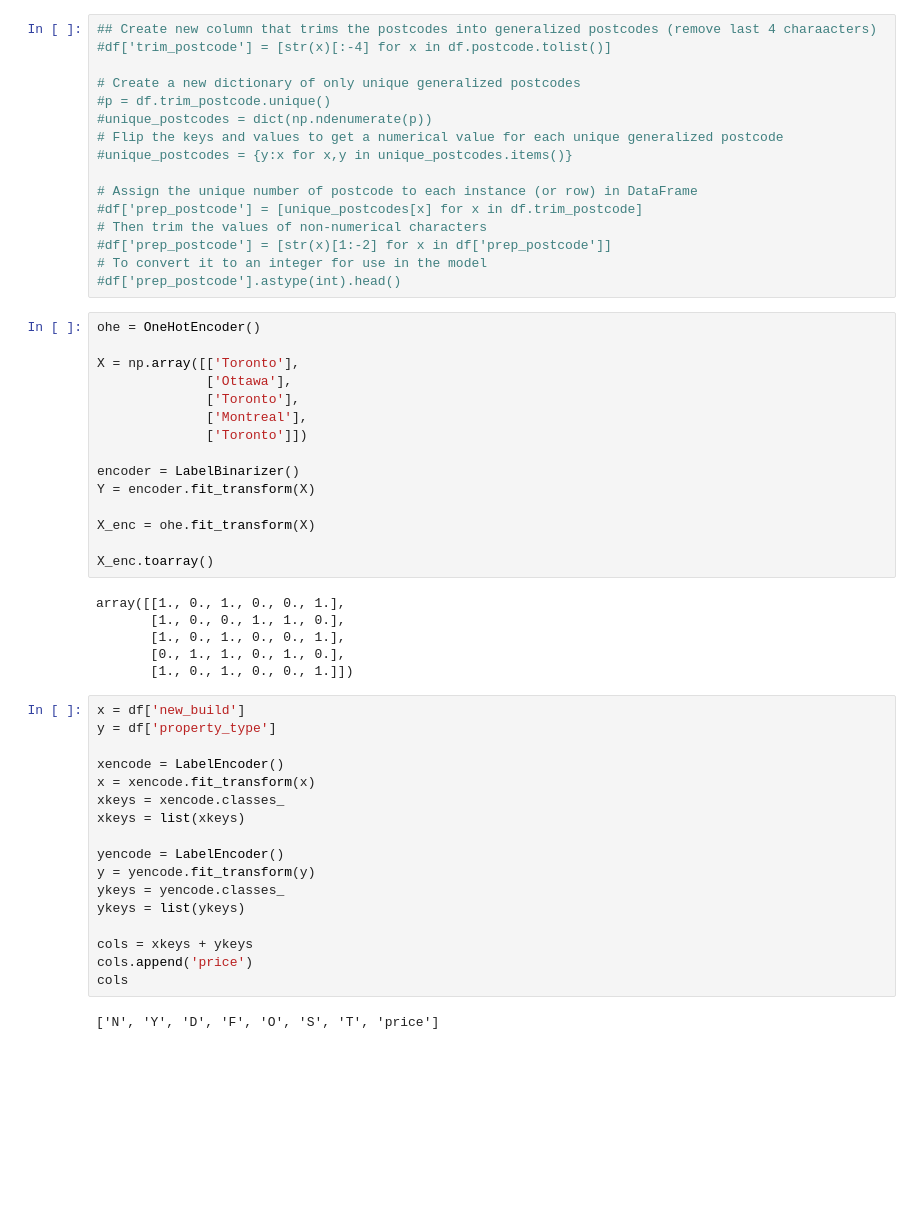
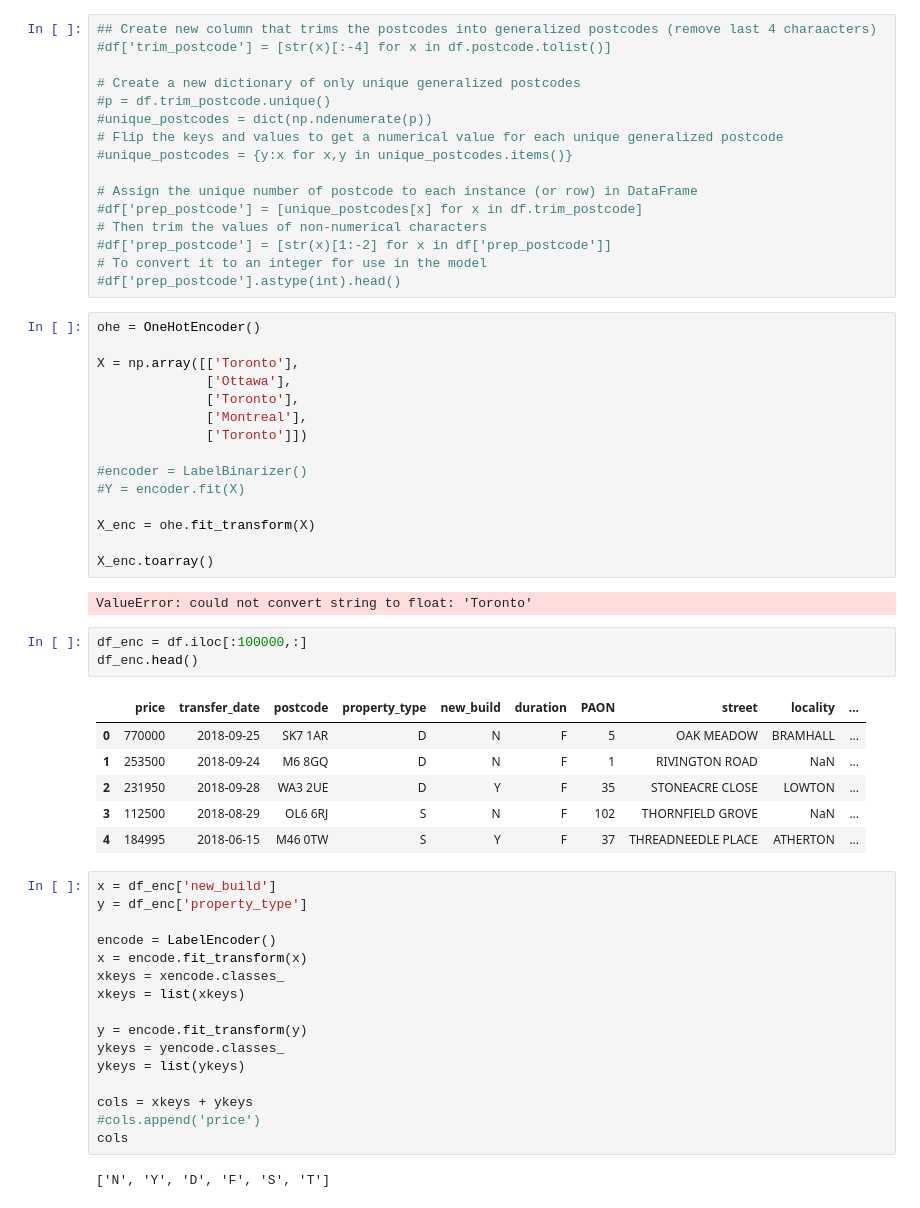
Before and after one commit to dudikbender/springboard, a Jupyter notebook: UK_prices_paid_analysis.ipynb, the cells around one changed output. Cells and saved outputs as stored; diff of their text form; blank space fills up the shorter version.

```diff
--- a/UK_prices_paid_analysis.ipynb
+++ b/UK_prices_paid_analysis.ipynb
@@ -176,37 +176,42 @@ X = np.array([['Toronto'],
               ['Montreal'],
               ['Toronto']])
 
-encoder = LabelBinarizer()
-Y = encoder.fit_transform(X)
+#encoder = LabelBinarizer()
+#Y = encoder.fit(X)
 
 X_enc = ohe.fit_transform(X)
 
 X_enc.toarray()
 # %% [output]
-array([[1., 0., 1., 0., 0., 1.],
-       [1., 0., 0., 1., 1., 0.],
-       [1., 0., 1., 0., 0., 1.],
-       [0., 1., 1., 0., 1., 0.],
-       [1., 0., 1., 0., 0., 1.]])
+ValueError: could not convert string to float: 'Toronto'
+# %%
+df_enc = df.iloc[:100000,:]
+df_enc.head()
+# %% [output]
+|  | price | transfer_date | postcode | property_type | new_build | duration | PAON | street | locality | ... |
+| 0 | 770000 | 2018-09-25 | SK7 1AR | D | N | F | 5 | OAK MEADOW | BRAMHALL | ... |
+| 1 | 253500 | 2018-09-24 | M6 8GQ | D | N | F | 1 | RIVINGTON ROAD | NaN | ... |
+| 2 | 231950 | 2018-09-28 | WA3 2UE | D | Y | F | 35 | STONEACRE CLOSE | LOWTON | ... |
+| 3 | 112500 | 2018-08-29 | OL6 6RJ | S | N | F | 102 | THORNFIELD GROVE | NaN | ... |
+| 4 | 184995 | 2018-06-15 | M46 0TW | S | Y | F | 37 | THREADNEEDLE PLACE | ATHERTON | ... |
 # %%
-x = df['new_build']
-y = df['property_type']
+x = df_enc['new_build']
+y = df_enc['property_type']
 
-xencode = LabelEncoder()
-x = xencode.fit_transform(x)
+encode = LabelEncoder()
+x = encode.fit_transform(x)
 xkeys = xencode.classes_
 xkeys = list(xkeys)
 
-yencode = LabelEncoder()
-y = yencode.fit_transform(y)
+y = encode.fit_transform(y)
 ykeys = yencode.classes_
 ykeys = list(ykeys)
 
 cols = xkeys + ykeys
-cols.append('price')
+#cols.append('price')
 cols
 # %% [output]
-['N', 'Y', 'D', 'F', 'O', 'S', 'T', 'price']
+['N', 'Y', 'D', 'F', 'S', 'T']
 # %%
 x = pd.DataFrame(x)
 y = pd.DataFrame(y)
```
Also changed, not shown: parts of 7 cells of this notebook.
